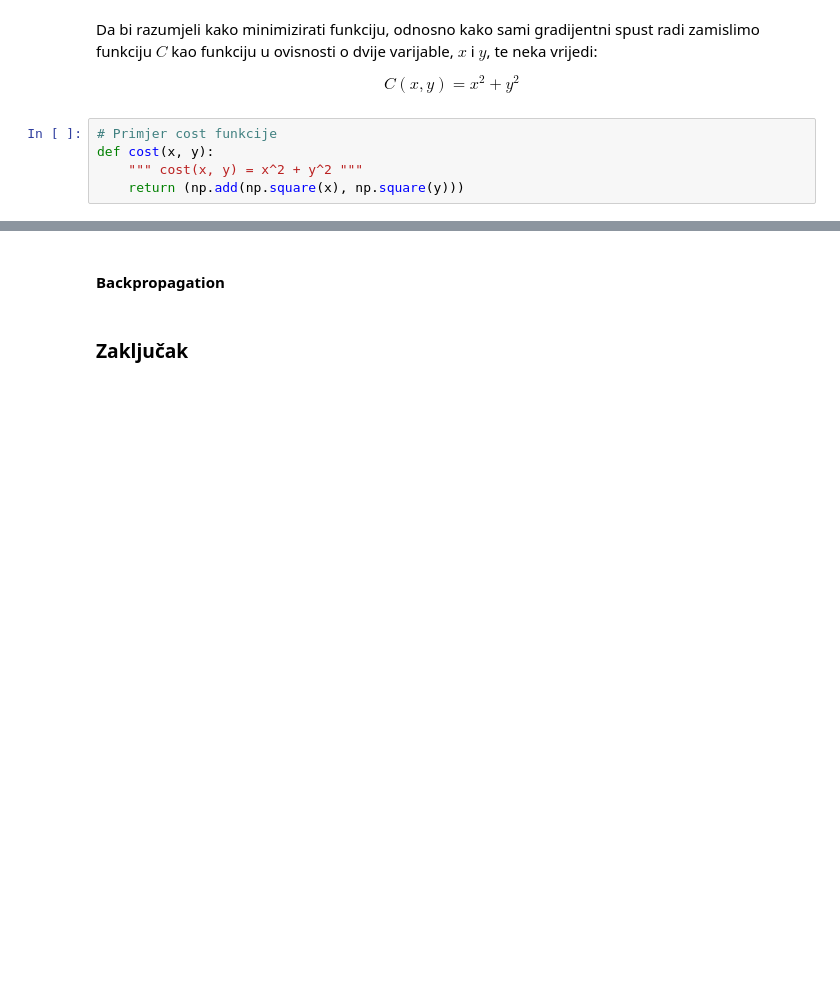
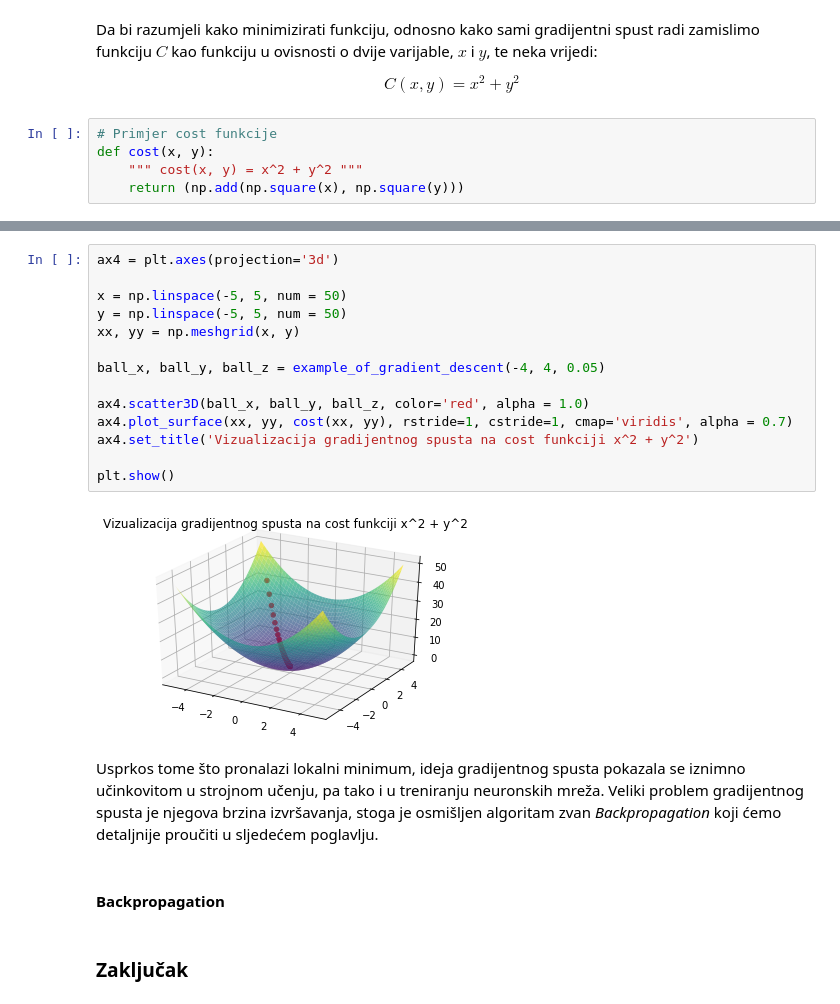
Before and after one commit to mperos/NeuralNet-Implementation, a Jupyter notebook: Backpropagation.ipynb, the cells around one changed output, grey strips where cells are left out. Cells and saved outputs as stored; diff of their text form; blank space fills up the shorter version.

```diff
--- a/Backpropagation.ipynb
+++ b/Backpropagation.ipynb
@@ -220,3 +296,23 @@ Ovdje ide formaliziranje svega ovoga
+# %%
+ax4 = plt.axes(projection='3d')
+
+x = np.linspace(-5, 5, num = 50)
+y = np.linspace(-5, 5, num = 50)
+xx, yy = np.meshgrid(x, y)
+
+ball_x, ball_y, ball_z = example_of_gradient_descent(-4, 4, 0.05)
+
+ax4.scatter3D(ball_x, ball_y, ball_z, color='red', alpha = 1.0)
+ax4.plot_surface(xx, yy, cost(xx, yy), rstride=1, cstride=1, cmap='viridis', alpha = 0.7)
+ax4.set_title('Vizualizacija gradijentnog spusta na cost funkciji x^2 + y^2')
+
+plt.show()
+# %% [output]
+[figure, added]
+# %% [markdown]
+<p>
+Usprkos tome što pronalazi lokalni minimum, ideja gradijentnog spusta pokazala se iznimno učinkovitom u strojnom učenju, pa tako i u treniranju neuronskih mreža. Veliki problem gradijentnog spusta je njegova brzina izvršavanja, stoga je osmišljen algoritam zvan <em>Backpropagation</em> koji ćemo detaljnije proučiti u sljedećem poglavlju.
+</p>
 # %% [markdown]
 #### Backpropagation <a name="backpropagation"></a>
 # %% [markdown]
```
Also changed, not shown: parts of 7 cells of this notebook, 1 other file.
